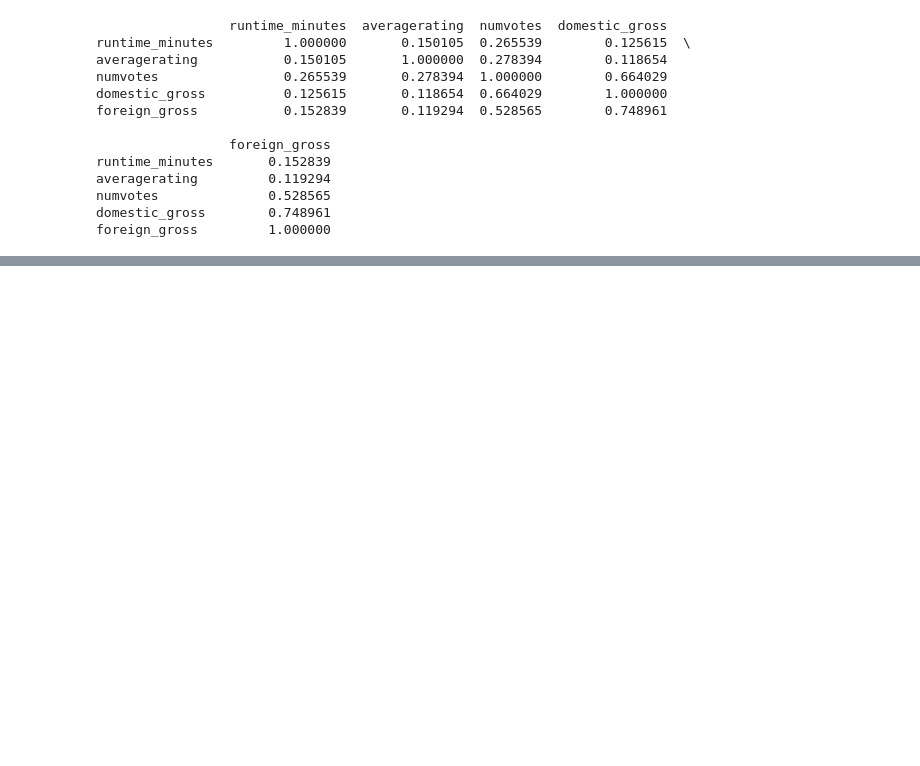
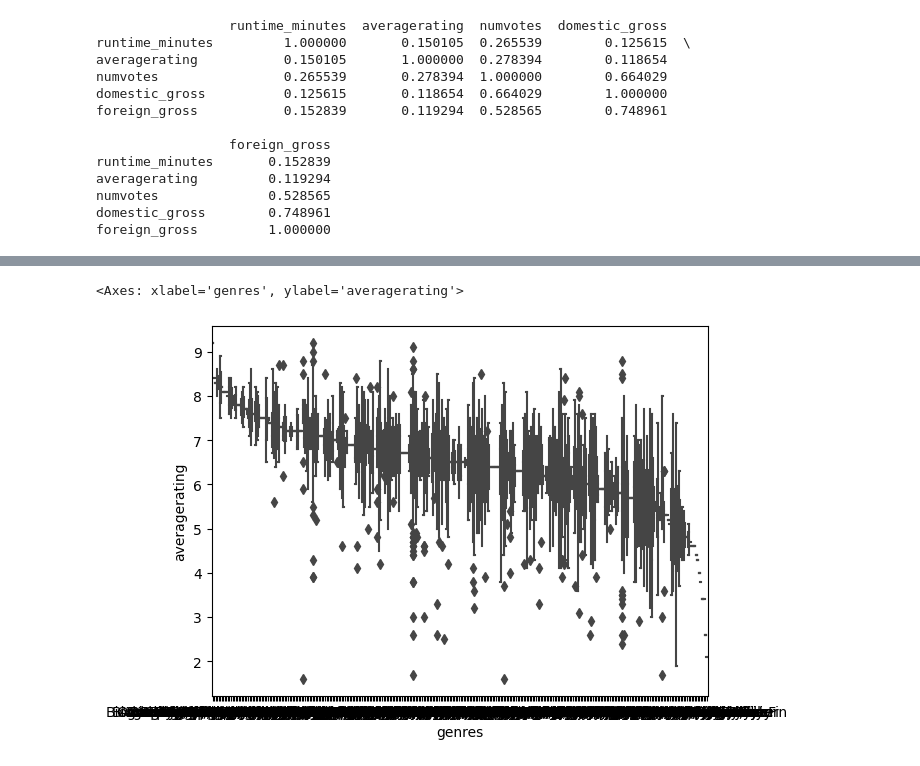
Before and after one commit to Engineerpmn/phase-1-project, a Jupyter notebook: student.ipynb, the cells around one changed output, grey strips where cells are left out. Saved outputs shown, nothing was run; the diff lists cells and outputs as text; code cells hidden in the pictures; blank space fills up the shorter version.

```diff
--- a/student.ipynb
+++ b/student.ipynb
@@ -524,0 +583,4 @@ foreign_gross         1.000000
+# %%
+# Group the data by genre and calculate the average rating
+average_ratings_genre = merged_data.groupby('genres')['averagerating'].mean()
+average_ratings_genre
@@ -524,0 +601,4 @@ foreign_gross         1.000000
+# %%
+# Sort the genres based on the average rating
+sorted_genres = average_ratings_genre.sort_values(ascending=False)
+sorted_genres
@@ -524,0 +619,6 @@ foreign_gross         1.000000
+# %%
+# Create a box plot using Seaborn
+sns.boxplot(data=merged_data, x='genres', y='averagerating', order=sorted_genres.index)
+# %% [output]
+<Axes: xlabel='genres', ylabel='averagerating'>
+[figure, added]
```
Also changed, not shown: parts of 15 cells of this notebook, 1 other file.
